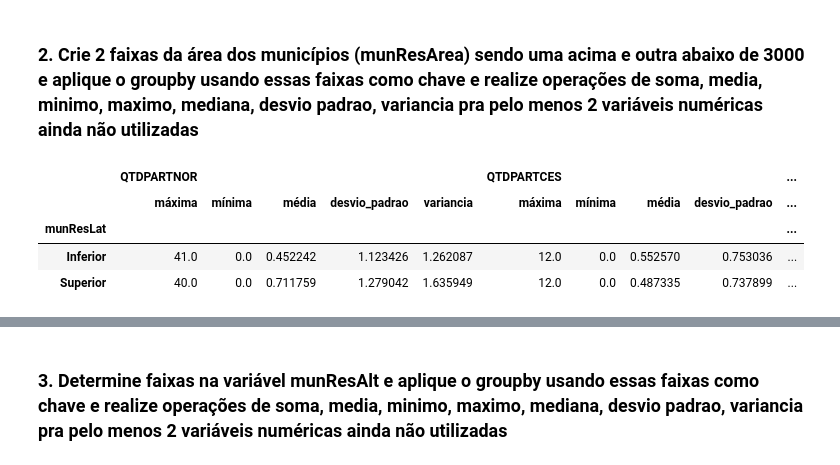
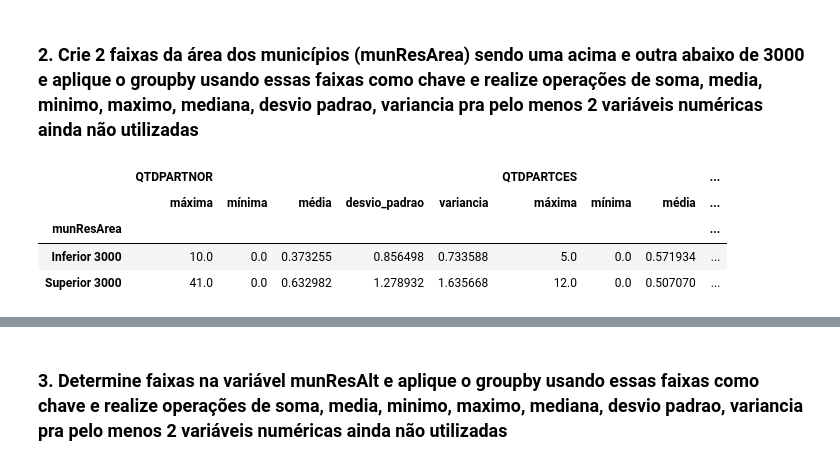
Before and after one commit to rovedajr/ebac-modulo-09-02, a Jupyter notebook: Mod9Tarefa2.ipynb, the cells around one changed output, grey strips where cells are left out. Drawn from its saved outputs; the diff is of its cells as text; code cells hidden in the pictures.

```diff
--- a/Mod9Tarefa2.ipynb
+++ b/Mod9Tarefa2.ipynb
@@ -55,17 +71,18 @@ sinasc_1.groupby(latitude).agg({
 # %% [markdown]
 ### 2. Crie 2 faixas da área dos municípios (munResArea) sendo uma acima e outra abaixo de 3000 e aplique o groupby usando essas faixas como chave e realize operações de soma, media, minimo, maximo, mediana, desvio padrao, variancia pra pelo menos 2 variáveis numéricas ainda não utilizadas
+# %%
+sinasc_2 = sinasc_raw[['QTDPARTNOR', 'QTDPARTCES']].copy()
+latitude_mun = pd.cut(sinasc_raw['munResArea'], [sinasc_raw['munResArea'].min(), 3000, sinasc_raw['munResArea'].max()], labels=['Inferior 3000', 'Superior 3000'])
 # %%
-sinasc_2 = sinasc_raw[['QTDPARTNOR', 'QTDPARTCES']].copy()
-latitude_mun = pd.cut(sinasc_raw['munResArea'], [sinasc_raw['munResArea'].min(), 3000, sinasc_raw['munResArea'].max()], labels=['Inferior', 'Superior'])
-
-sinasc_2.groupby(latitude).agg({
+# usando groupby
+sinasc_2.groupby(latitude_mun).agg({
     'QTDPARTNOR': [('máxima',np.max),
                    ('mínima',np.min), ('média',np.mean), ('desvio_padrao',np.std), ('variancia',np.var),],
     'QTDPARTCES': [('máxima',np.max),
                   ('mínima',np.min), ('média',np.mean), ('desvio_padrao',np.std), ('variancia',np.var)]})
 # %% [output]
-|  | QTDPARTNOR |  |  |  |  | QTDPARTCES |  |  |  | ... |
-|  | máxima | mínima | média | desvio_padrao | variancia | máxima | mínima | média | desvio_padrao | ... |
-| munResLat |  |  |  |  |  |  |  |  |  | ... |
-| Inferior | 41.0 | 0.0 | 0.452242 | 1.123426 | 1.262087 | 12.0 | 0.0 | 0.552570 | 0.753036 | ... |
-| Superior | 40.0 | 0.0 | 0.711759 | 1.279042 | 1.635949 | 12.0 | 0.0 | 0.487335 | 0.737899 | ... |
+|  | QTDPARTNOR |  |  |  |  | QTDPARTCES |  |  | ... |
+|  | máxima | mínima | média | desvio_padrao | variancia | máxima | mínima | média | ... |
+| munResArea |  |  |  |  |  |  |  |  | ... |
+| Inferior 3000 | 10.0 | 0.0 | 0.373255 | 0.856498 | 0.733588 | 5.0 | 0.0 | 0.571934 | ... |
+| Superior 3000 | 41.0 | 0.0 | 0.632982 | 1.278932 | 1.635668 | 12.0 | 0.0 | 0.507070 | ... |
```
Also changed, not shown: parts of 11 cells of this notebook, 3 other files.
